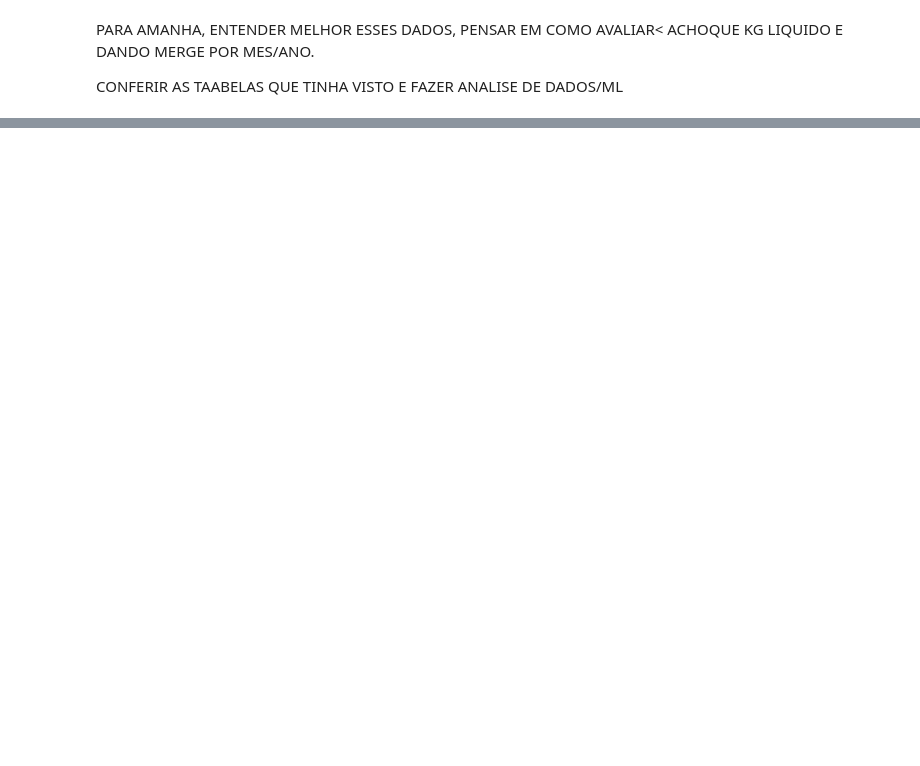
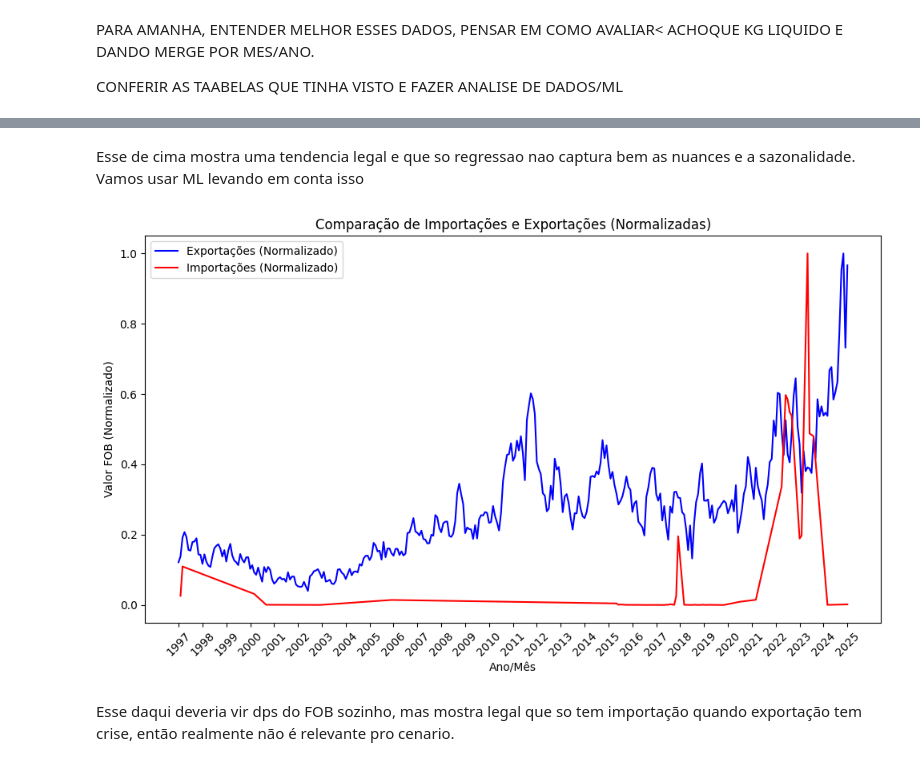
Before and after one commit to dandoni/IELSenai, a Jupyter notebook: Problema 1.ipynb, the cells around one changed output, grey strips where cells are left out. Drawn from its saved outputs; the diff is of its cells as text; code cells hidden in the pictures; blank space fills up the shorter version.

```diff
--- a/Problema 1.ipynb
+++ b/Problema 1.ipynb
@@ -162,0 +278,47 @@ CONFERIR AS TAABELAS QUE TINHA VISTO E FAZER ANALISE DE DADOS/ML
+# %% [markdown]
+Esse de cima mostra uma tendencia legal e que so regressao nao captura bem as nuances e a sazonalidade. Vamos usar ML levando em conta isso
+# %%
+import matplotlib.pyplot as plt
+import numpy as np
+
+# Normalizar os dados
+export_max = merged_df[merged_df['Label'] == 'Export']['VL_FOB'].max()
+import_max = merged_df[merged_df['Label'] == 'Import']['VL_FOB'].max()
+
+df_export_normalized = merged_df[merged_df['Label'] == 'Export'].copy()
+df_export_normalized['VL_FOB_normalized'] = df_export_normalized['VL_FOB'] / export_max
+
+df_import_normalized = merged_df[merged_df['Label'] == 'Import'].copy()
+df_import_normalized['VL_FOB_normalized'] = df_import_normalized['VL_FOB'] / import_max
+
+# Plotando os dados normalizados
+plt.figure(figsize=(10, 6))
+
+# Plotando exportações normalizadas
+plt.plot(df_export_normalized['CO_MES'].astype(str) + '/' + df_export_normalized['CO_ANO'].astype(str),
+         df_export_normalized['VL_FOB_normalized'], label='Exportações (Normalizado)', color='blue')
+
+# Plotando importações normalizadas
+plt.plot(df_import_normalized['CO_MES'].astype(str) + '/' + df_import_normalized['CO_ANO'].astype(str),
+         df_import_normalized['VL_FOB_normalized'], label='Importações (Normalizado)', color='red')
+
+# Título e rótulos
+plt.title('Comparação de Importações e Exportações (Normalizadas)')
+plt.xlabel('Ano/Mês')
+plt.ylabel('Valor FOB (Normalizado)')
+
+# Exibindo a legenda
+plt.legend()
+
+# Definir os ticks no eixo x para mostrar apenas os anos
+years = df_export['CO_ANO'].unique()
+year_labels = [str(year) for year in years]
+
+# Alterar os ticks no eixo x para exibir apenas os anos
+plt.xticks(ticks=range(0, len(df_export), 12), labels=year_labels, rotation=45)
+plt.tight_layout()
+plt.show()
+# %% [output]
+[figure, added]
+# %% [markdown]
+Esse daqui deveria vir dps do FOB sozinho, mas mostra legal que so tem importação quando exportação tem crise, então realmente não é relevante pro cenario.
```
Also changed, not shown: parts of 22 cells of this notebook, 2 other files.
